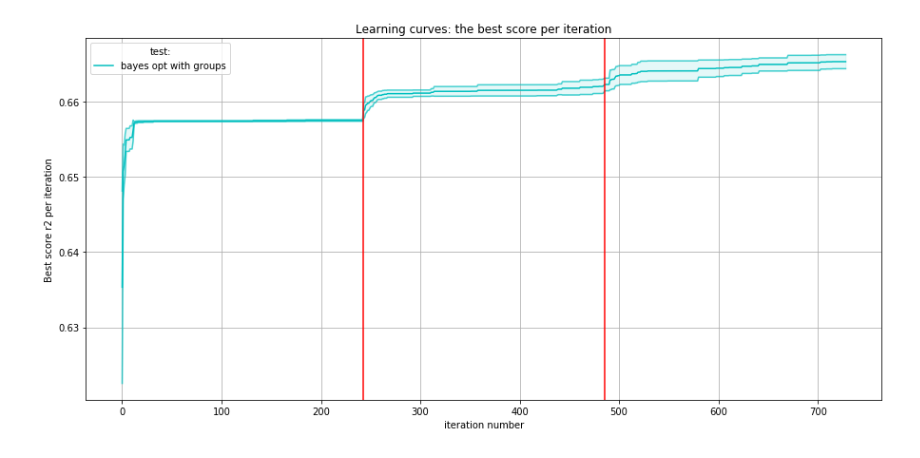
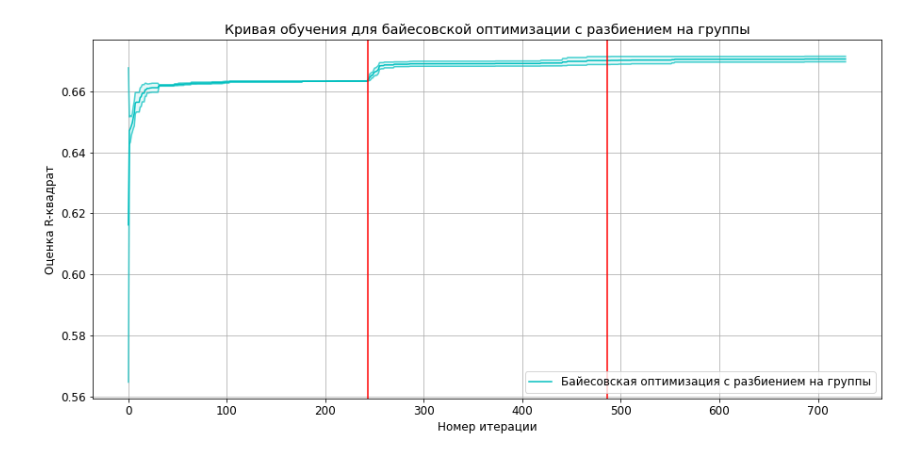
Before and after one commit to HollowPrincess/GradBoostOptim, a Jupyter notebook: full_test/test_3_analysis.ipynb, the cells around one changed output. Cells and saved outputs as stored; diff of their text form; code cells hidden in the pictures.

```diff
--- a/full_test/test_3_analysis.ipynb
+++ b/full_test/test_3_analysis.ipynb
@@ -21,16 +19,19 @@ IndexError: Replacement index 1 out of range for positional args tuple
 # grid, random and group search without stop:
 files=os.listdir(FILES_PARENT_DIR+'first experiment/')
 grid_files = [s for s in files if "grid" in s] # files with results for grid search
-random_search_files = [s for s in files if "random" in s]
-group_files = [s for s in files if "group" in s]
+random_search_files = [s for s in files if "res_rand_prepared" in s]
+group_files = [s for s in files if "groups" in s]
 # %%
 files=os.listdir(FILES_PARENT_DIR+'third experiment/')
-files = [x for x in files if x!='old']
+bayes_files = [x for x in files if "bayes_opt" in x]
+# %%
+bayes_group_files = os.listdir(FILES_PARENT_DIR+'third experiment/groups')
+bayes_group_files = [x for x in bayes_group_files if "res_BO_groups" in x]
 # %%
-
-for file in files:
-    df = pd.read_csv(FILES_PARENT_DIR+'third experiment/'+file)
-    num=int(file.split(".")[0].split("_")[-1])
-    df['run_number']=num
-    #df = df.drop(columns=['Unnamed: 0'])
-    df.to_csv(FILES_PARENT_DIR+'third experiment/'+file, index = False)
+for (array, path) in zip([bayes_files, bayes_group_files], ['third experiment/', 'third experiment/groups/']):
+    for file in array:
+        df = pd.read_csv(FILES_PARENT_DIR + path + file)
+        num=int(file.split(".")[0].split("_")[-1])
+        df['run_number']=num
+        #df = df.drop(columns=['Unnamed: 0'])
+        df.to_csv(FILES_PARENT_DIR+path+file, index = False)
@@ -293,27 +267,27 @@ plt.show()
 # %%
 ## PLOT
 plt.figure(figsize=(15,7))
 plt.grid()
 
 #conf for bayes opt wit groups:
-plt.plot(x, bo_groups_mean, color="c", label="bayes opt with groups")
+plt.plot(x, bo_groups_mean, color="c", label="Байесовская оптимизация с разбиением на группы")
 lower_bo_groups=bo_groups_mean - bo_groups_std
 upper_bo_groups=bo_groups_mean + bo_groups_std
 plt.plot(x, lower_bo_groups, alpha=0.7, color="c")
 plt.plot(x, upper_bo_groups, alpha=0.7, color="c")
 plt.fill_between(x, lower_bo_groups, upper_bo_groups, alpha=0.1, color="c")
 
 plt.axvline(243, color='r')
 plt.axvline(243*2, color='r')
 
-plt.legend(title='test:')
-plt.title("Learning curves: the best score per iteration")
-plt.ylabel("Best score r2 per iteration")
-plt.xlabel("iteration number")
-plt.savefig("../graphs/test 3/bo_group_scores_without_stop.jpg")
+plt.legend()
+plt.title("Кривая обучения для байесовской оптимизации с разбиением на группы")
+plt.ylabel("Оценка R-квадрат")
+plt.xlabel("Номер итерации")
+plt.savefig(GRAPHS_DIR + "bo_group_scores_without_stop.jpg")
 plt.show()
 # %% [output]
-[figure, old version]
+[figure, new version]
 # %%
 print("Upper and lower bounds:")
 print("Bayes ", upper_bo[729], lower_bo[729])
```
Also changed, not shown: parts of 15 cells of this notebook, 13 other files.
